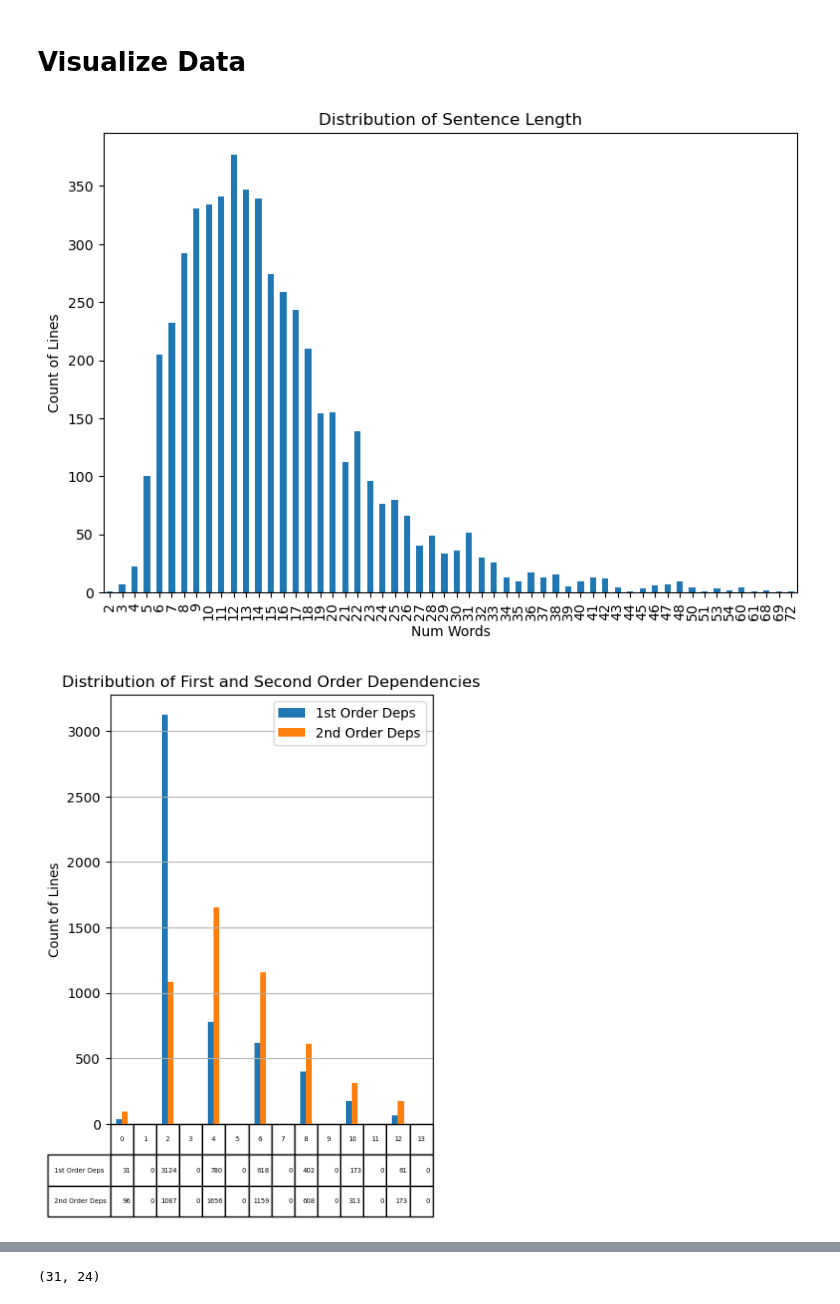
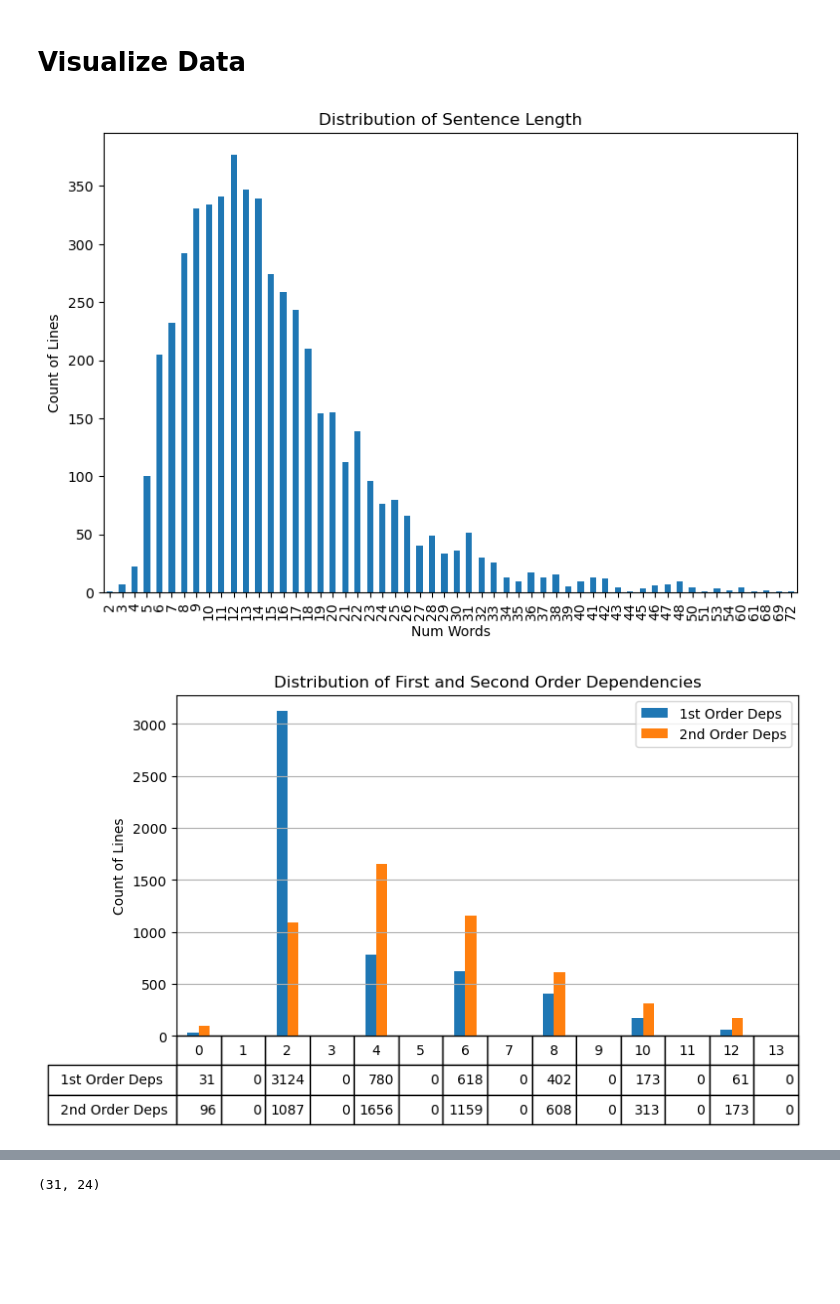
Before and after one commit to team-langbot/model_gec, a Jupyter notebook: gec_bert_data_prep.ipynb, the cells around one changed output, grey strips where cells are left out. Saved outputs shown, nothing was run; the diff lists cells and outputs as text; code cells hidden in the pictures; blank space fills up the shorter version.

```diff
--- a/gec_bert_data_prep.ipynb
+++ b/gec_bert_data_prep.ipynb
@@ -940,83 +922,45 @@ def plots(df):
     plt.show()
 
     plot_combo = df_dependencies.plot(
         kind='bar',
         x='Num Dependencies',
         fontsize=10,
-        figsize=(5, 6),
+        figsize=(8, 5),
         ylabel='Count of Lines',
         title='Distribution of First and Second Order Dependencies',
         grid=True,
         table=True
     )
     plot_combo.axes.get_xaxis().set_visible(False)
     # Getting the table created by pandas and matplotlib
     table = plot_combo.tables[0]
     # Setting the font size
     table.set_fontsize(10)
     # Rescaling the rows to be more readable
     table.scale(1,2)
     plt.tight_layout()
     plt.show()
 
     df_class_dist = df_errors.error_type.value_counts()
-# #     df_class_dist.rename(mapper = {'gender agreement': 'Gender', 'number agreement'}, inplace=True)
-# #     gender agreement               2995
-# # number agreement               1460
-# # article                         477
-# # gender and number agreement     291
-#     print(df_class_dist.columns)
-#     print(df_class_dist)
-
-    df_class_dist.plot(
-        kind='barh',
+    plot_classes = df_class_dist.plot(
+        kind='bar',
         fontsize=12,
-        figsize=(9, 6),
+        figsize=(10, 5),
         xlabel="Number of samples",
         ylabel="Error Class",
-        title="Distribution by Class")
+        title="Distribution by Class",
+        table=True)
+    plot_classes.axes.get_xaxis().set_visible(False)
+    # Getting the table created by pandas and matplotlib
+    table = plot_classes.tables[0]
+    # Setting the font size
+    table.set_fontsize(10)
+    # Rescaling the rows to be more readable
+    table.scale(1,1)
+    plt.tight_layout()
     plt.show()
 
-    # plot2 = df_plot['First Order Dependencies'].value_counts().sort_index(axis=0).plot(
-    #     kind='bar',
-    #     fontsize=8,
-    #     figsize=(9, 6),
-    #     xlabel='Num First Order Dependencies',
-    #     ylabel='Count of Lines',
-    #     title='Distribution of First Order Dependencies',
-    #     grid=True,
-    #     table=True
-    # )
-    # plot2.axes.get_xaxis().set_visible(False)
-    # # Getting the table created by pandas and matplotlib
-    # table = plot2.tables[0]
-    # # Setting the font size
-    # table.set_fontsize(10)
-    # # Rescaling the rows to be more readable
-    # table.scale(1,2)
-    # plt.tight_layout()
-    # plt.show()
-
-    # plot3 = df_plot['Second Order Dependencies'].value_counts().sort_index(axis=0).plot(
-    #     kind='bar',
-    #     fontsize=8,
-    #     figsize=(9, 6),
-    #     xlabel='Num Second Order Dependencies',
-    #     ylabel='Count of Lines',
-    #     title='Distribution of Second Order Dependencies',
-    #     grid=True,
-    #     table=True)
-    # plot3.axes.get_xaxis().set_visible(False)
-    # # Getting the table created by pandas and matplotlib
-    # table = plot3.tables[0]
-    # # Setting the font size
-    # table.set_fontsize(10)
-    # # Rescaling the rows to be more readable
-    # table.scale(1,2)
-    # plt.tight_layout()
-    # plt.show()
-
 plots(df_errors)
 # %% [output]
 [figure]
-[figure, old version]
+[figure, new version]
```
Also changed, not shown: parts of 13 cells of this notebook, 14 other files.
